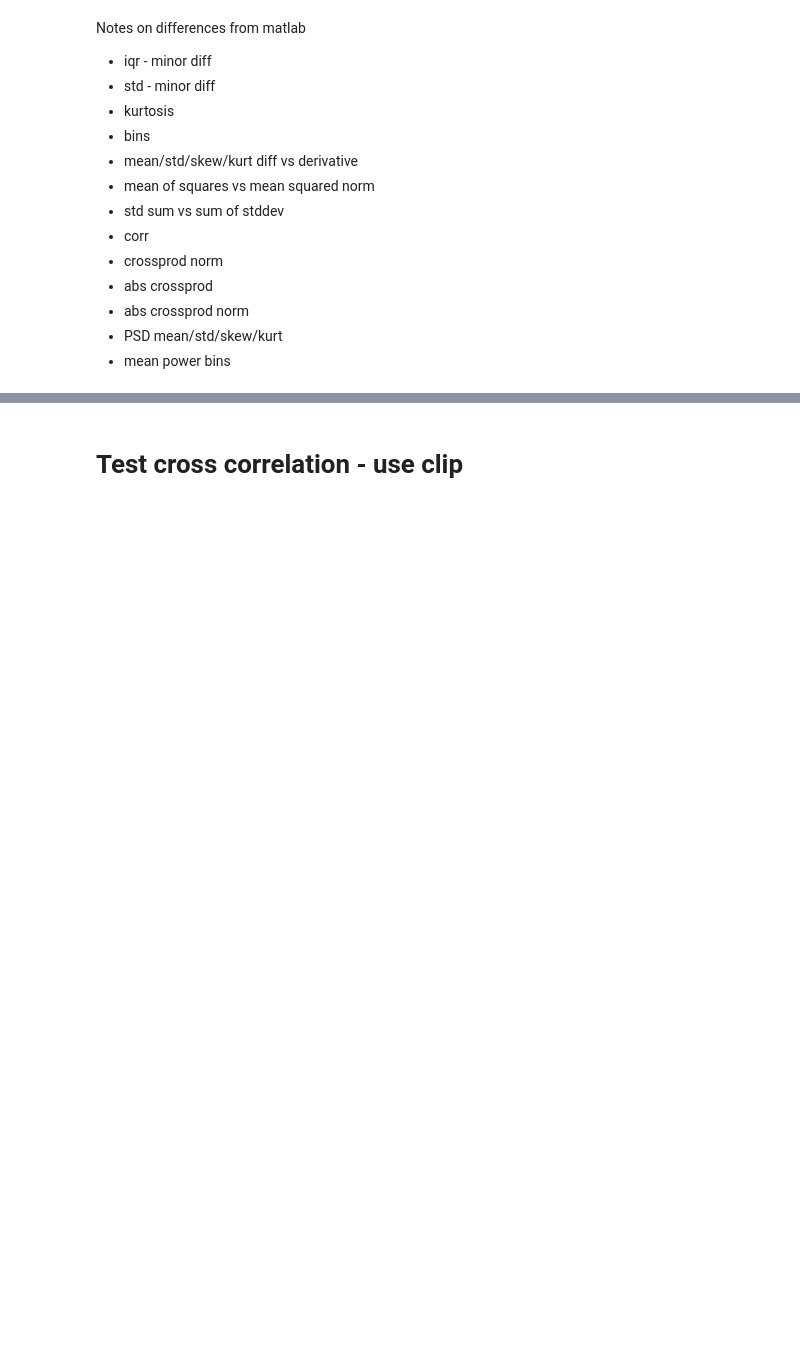
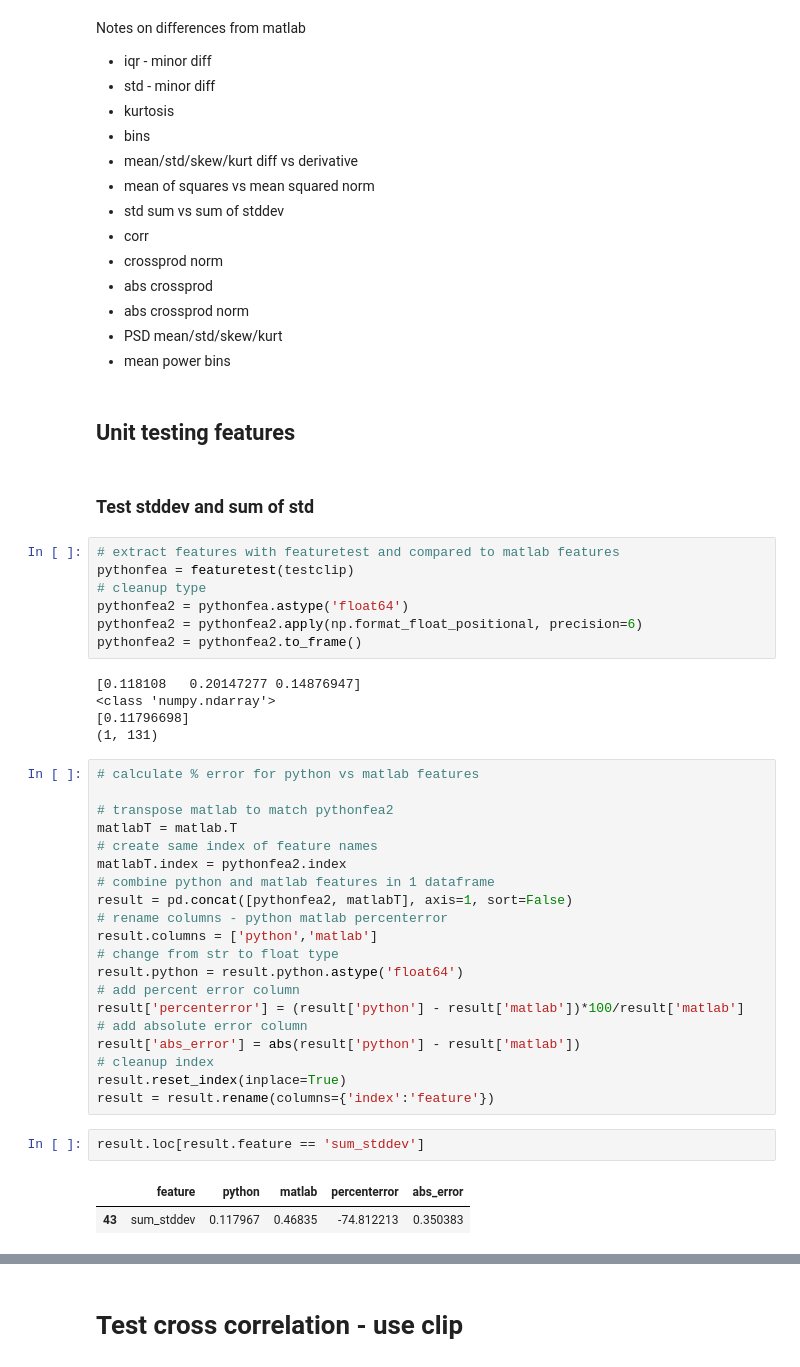
Before and after one commit to kamshee/activity-recognition-process, a Jupyter notebook: TestFeatures.ipynb, the cells around one changed output, grey strips where cells are left out. Cells and saved outputs as stored; diff of their text form; blank space fills up the shorter version.

```diff
--- a/TestFeatures.ipynb
+++ b/TestFeatures.ipynb
@@ -407,3 +400,44 @@ Notes on differences from matlab
 - abs crossprod norm
 - PSD mean/std/skew/kurt
 - mean power bins
+# %% [markdown]
+## Unit testing features
+# %% [markdown]
+### Test stddev and sum of std
+# %%
+# extract features with featuretest and compared to matlab features
+pythonfea = featuretest(testclip)
+# cleanup type
+pythonfea2 = pythonfea.astype('float64')
+pythonfea2 = pythonfea2.apply(np.format_float_positional, precision=6)
+pythonfea2 = pythonfea2.to_frame()
+# %% [output]
+[0.118108   0.20147277 0.14876947]
+<class 'numpy.ndarray'>
+[0.11796698]
+(1, 131)
+# %%
+# calculate % error for python vs matlab features
+
+# transpose matlab to match pythonfea2
+matlabT = matlab.T
+# create same index of feature names
+matlabT.index = pythonfea2.index
+# combine python and matlab features in 1 dataframe
+result = pd.concat([pythonfea2, matlabT], axis=1, sort=False)
+# rename columns - python matlab percenterror
+result.columns = ['python','matlab']
+# change from str to float type
+result.python = result.python.astype('float64')
+# add percent error column
+result['percenterror'] = (result['python'] - result['matlab'])*100/result['matlab']
+# add absolute error column
+result['abs_error'] = abs(result['python'] - result['matlab'])
+# cleanup index
+result.reset_index(inplace=True)
+result = result.rename(columns={'index':'feature'})
+# %%
+result.loc[result.feature == 'sum_stddev']
+# %% [output]
+|  | feature | python | matlab | percenterror | abs_error |
+| 43 | sum_stddev | 0.117967 | 0.46835 | -74.812213 | 0.350383 |
```
Also changed, not shown: parts of 38 cells of this notebook.
